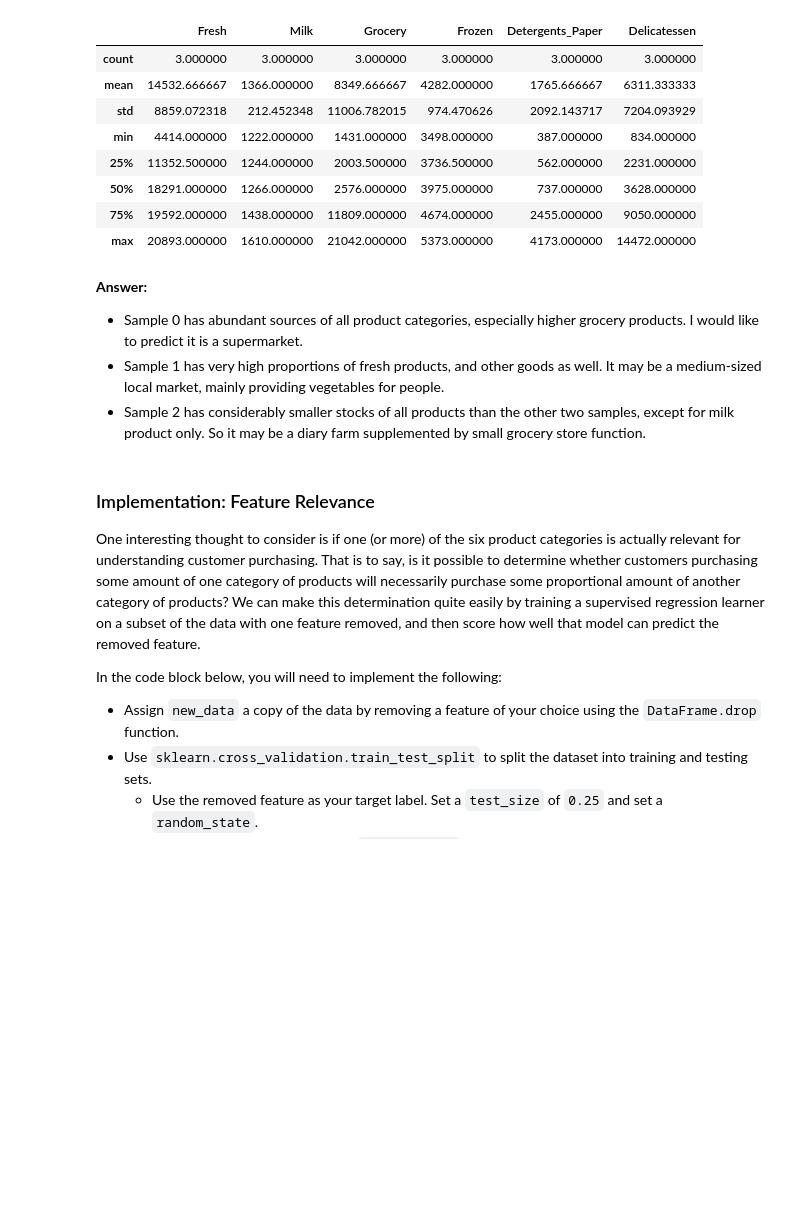
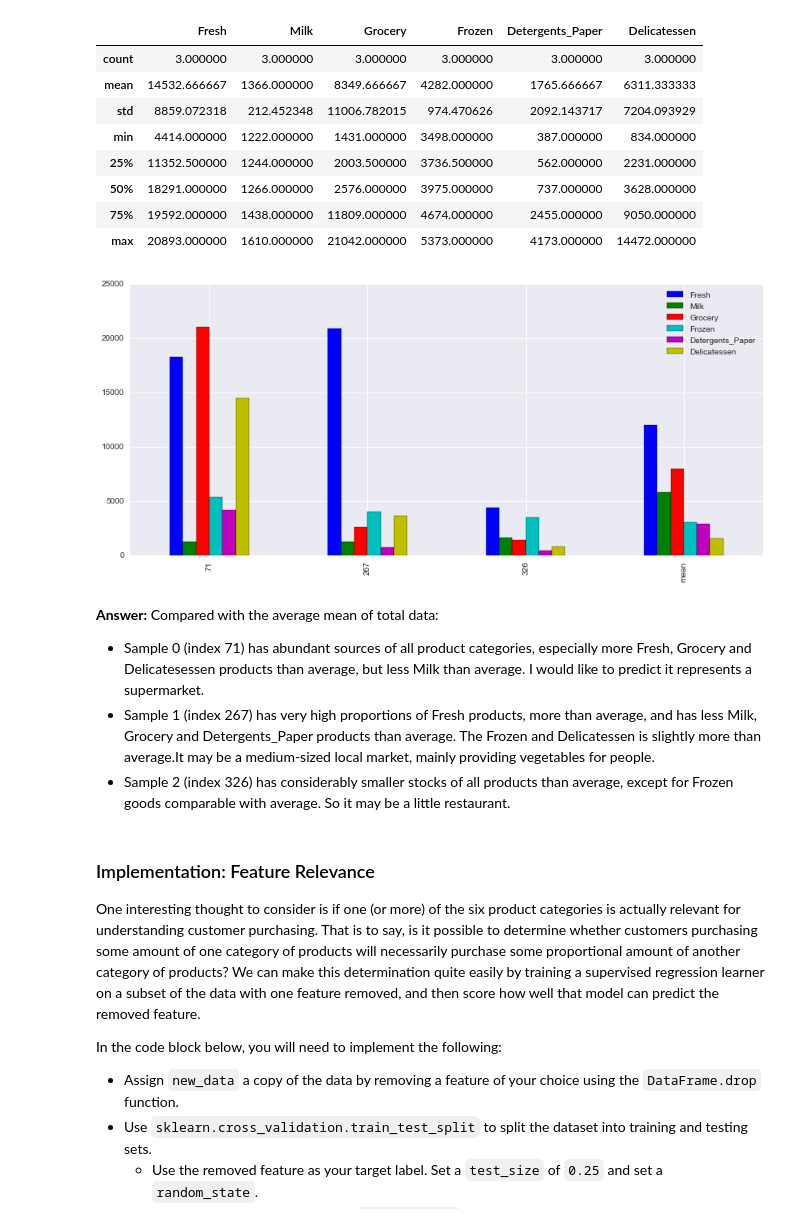
Before and after one commit to nirvanafish/machine-learning, a Jupyter notebook: projects/creating_customer_segments/customer_segments.ipynb, the cells around one changed output. Drawn from its saved outputs; the diff is of its cells as text; code cells hidden in the pictures; blank space fills up the shorter version.

```diff
--- a/projects/creating_customer_segments/customer_segments.ipynb
+++ b/projects/creating_customer_segments/customer_segments.ipynb
@@ -104,11 +104,18 @@ samples.describe() #tsatistical description of the dataset above for your sample
 | 50% | 18291.000000 | 1266.000000 | 2576.000000 | 3975.000000 | 737.000000 | 3628.000000 |
 | 75% | 19592.000000 | 1438.000000 | 11809.000000 | 4674.000000 | 2455.000000 | 9050.000000 |
 | max | 20893.000000 | 1610.000000 | 21042.000000 | 5373.000000 | 4173.000000 | 14472.000000 |
+# %%
+import seaborn as sns
+samples_bar = samples.append(data.describe().loc['mean'])
+samples_bar.index = indices + ['mean']
+_ = samples_bar.plot(kind='bar', figsize=(14,6))
+# %% [output]
+[figure, added]
 # %% [markdown]
-**Answer:**
-- Sample 0 has abundant sources of all product categories, especially higher grocery products. I would like to predict it is a supermarket.
-- Sample 1 has very high proportions of fresh products, and other goods as well. It may be a medium-sized local market, mainly providing vegetables for people.
-- Sample 2 has considerably smaller stocks of all products than the other two samples, except for milk product only. So it may be a diary farm supplemented by small grocery store function.
+**Answer:** Compared with the average mean of total data:
+- Sample 0 (index 71) has abundant sources of all product categories, especially more Fresh, Grocery and Delicatesessen products than average, but less Milk than average. I would like to predict it represents a supermarket.
+- Sample 1 (index 267) has very high proportions of Fresh products, more than average, and has less Milk, Grocery and Detergents_Paper products than average. The Frozen and Delicatessen is slightly more than average.It may be a medium-sized local market, mainly providing vegetables for people.
+- Sample 2 (index 326) has considerably smaller stocks of all products than average, except for Frozen goods comparable with average. So it may be a little restaurant.
 # %% [markdown]
 ### Implementation: Feature Relevance
 One interesting thought to consider is if one (or more) of the six product categories is actually relevant for understanding customer purchasing. That is to say, is it possible to determine whether customers purchasing some amount of one category of products will necessarily purchase some proportional amount of another category of products? We can make this determination quite easily by training a supervised regression learner on a subset of the data with one feature removed, and then score how well that model can predict the removed feature.
```
Also changed, not shown: parts of 7 cells of this notebook, 1 other file.
